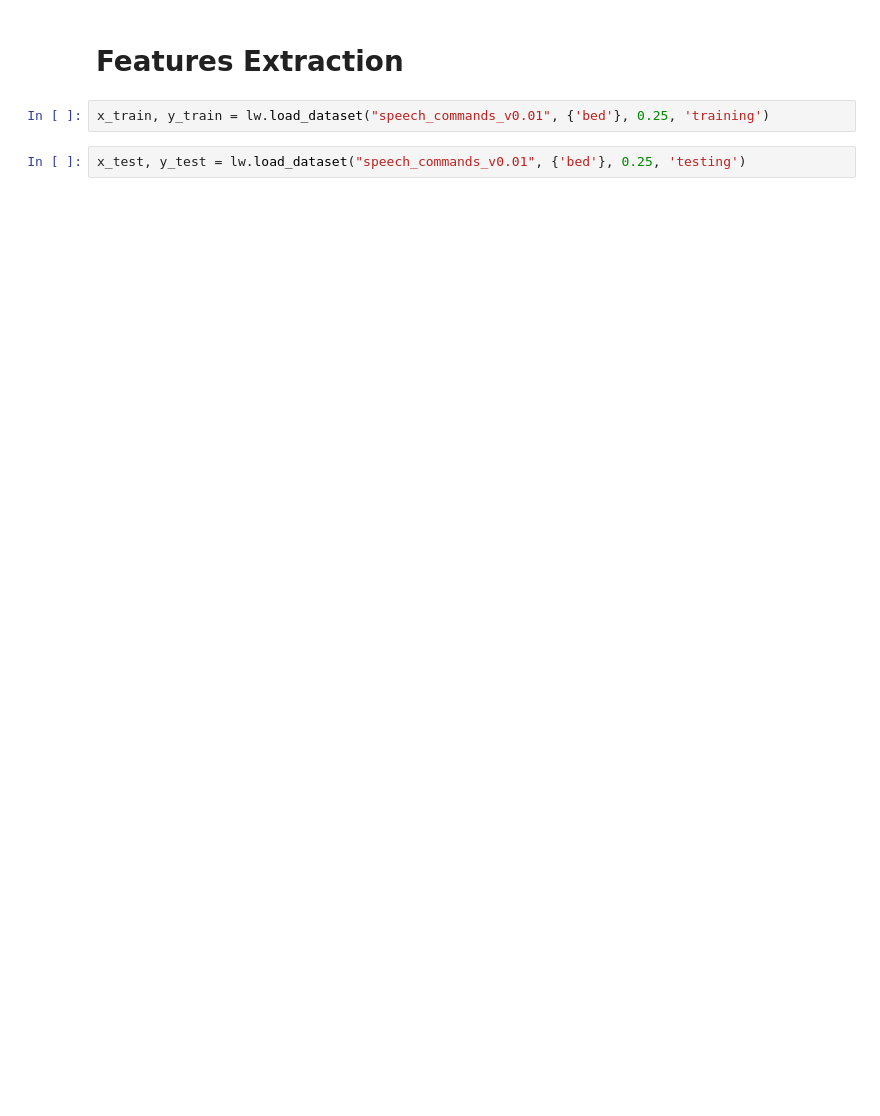
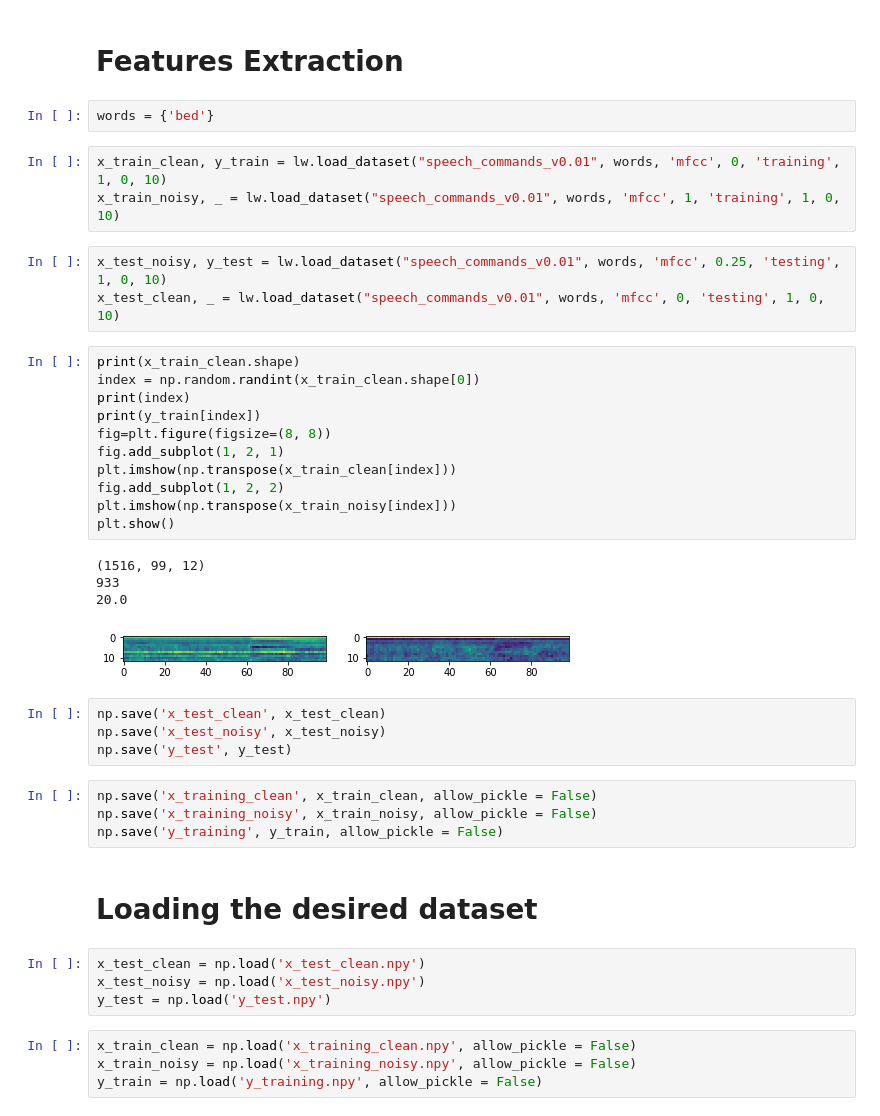
Before and after one commit to Edov95/HDA-Project, a Jupyter notebook: Project.ipynb, the cells around one changed output. Drawn from its saved outputs; the diff is of its cells as text; blank space fills up the shorter version.

```diff
--- a/Project.ipynb
+++ b/Project.ipynb
@@ -6,6 +7,44 @@ import load_wav_files as lw
 # %% [markdown]
 # Features Extraction
-# %%
-x_train, y_train = lw.load_dataset("speech_commands_v0.01", {'bed'}, 0.25, 'training')
-# %%
-x_test, y_test = lw.load_dataset("speech_commands_v0.01", {'bed'}, 0.25, 'testing')
+# %%
+words = {'bed'}
+# %%
+x_train_clean, y_train = lw.load_dataset("speech_commands_v0.01", words, 'mfcc', 0, 'training', 1, 0, 10)
+x_train_noisy, _ = lw.load_dataset("speech_commands_v0.01", words, 'mfcc', 1, 'training', 1, 0, 10)
+# %%
+x_test_noisy, y_test = lw.load_dataset("speech_commands_v0.01", words, 'mfcc', 0.25, 'testing', 1, 0, 10)
+x_test_clean, _ = lw.load_dataset("speech_commands_v0.01", words, 'mfcc', 0, 'testing', 1, 0, 10)
+# %%
+print(x_train_clean.shape)
+index = np.random.randint(x_train_clean.shape[0])
+print(index)
+print(y_train[index])
+fig=plt.figure(figsize=(8, 8))
+fig.add_subplot(1, 2, 1)
+plt.imshow(np.transpose(x_train_clean[index]))
+fig.add_subplot(1, 2, 2)
+plt.imshow(np.transpose(x_train_noisy[index]))
+plt.show()
+# %% [output]
+(1516, 99, 12)
+933
+20.0
+[figure, added]
+# %%
+np.save('x_test_clean', x_test_clean)
+np.save('x_test_noisy', x_test_noisy)
+np.save('y_test', y_test)
+# %%
+np.save('x_training_clean', x_train_clean, allow_pickle = False)
+np.save('x_training_noisy', x_train_noisy, allow_pickle = False)
+np.save('y_training', y_train, allow_pickle = False)
+# %% [markdown]
+# Loading the desired dataset
+# %%
+x_test_clean = np.load('x_test_clean.npy')
+x_test_noisy = np.load('x_test_noisy.npy')
+y_test = np.load('y_test.npy')
+# %%
+x_train_clean = np.load('x_training_clean.npy', allow_pickle = False)
+x_train_noisy = np.load('x_training_noisy.npy', allow_pickle = False)
+y_train = np.load('y_training.npy', allow_pickle = False)
```
Also changed, not shown: parts of 28 cells of this notebook, 1 other file.
